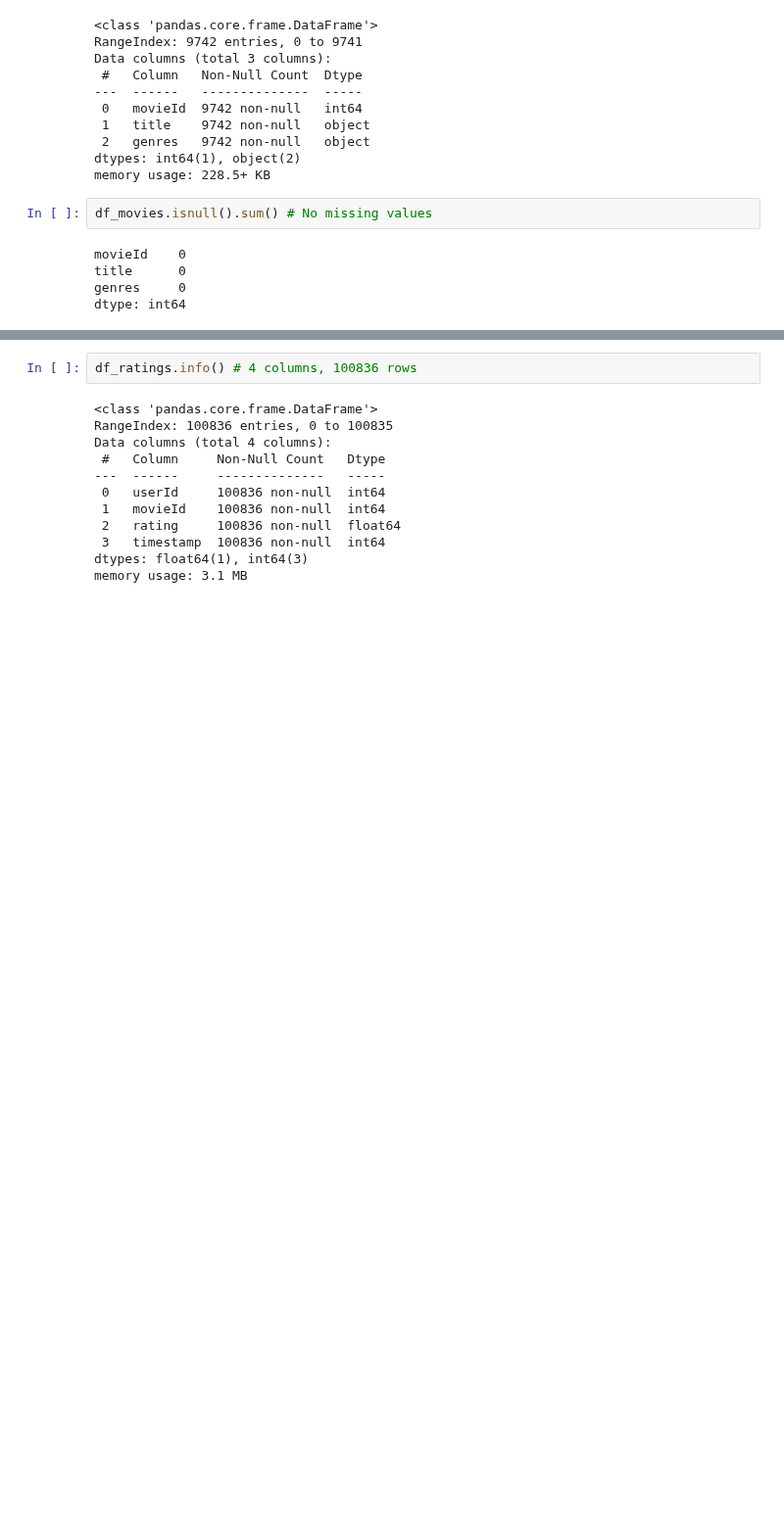
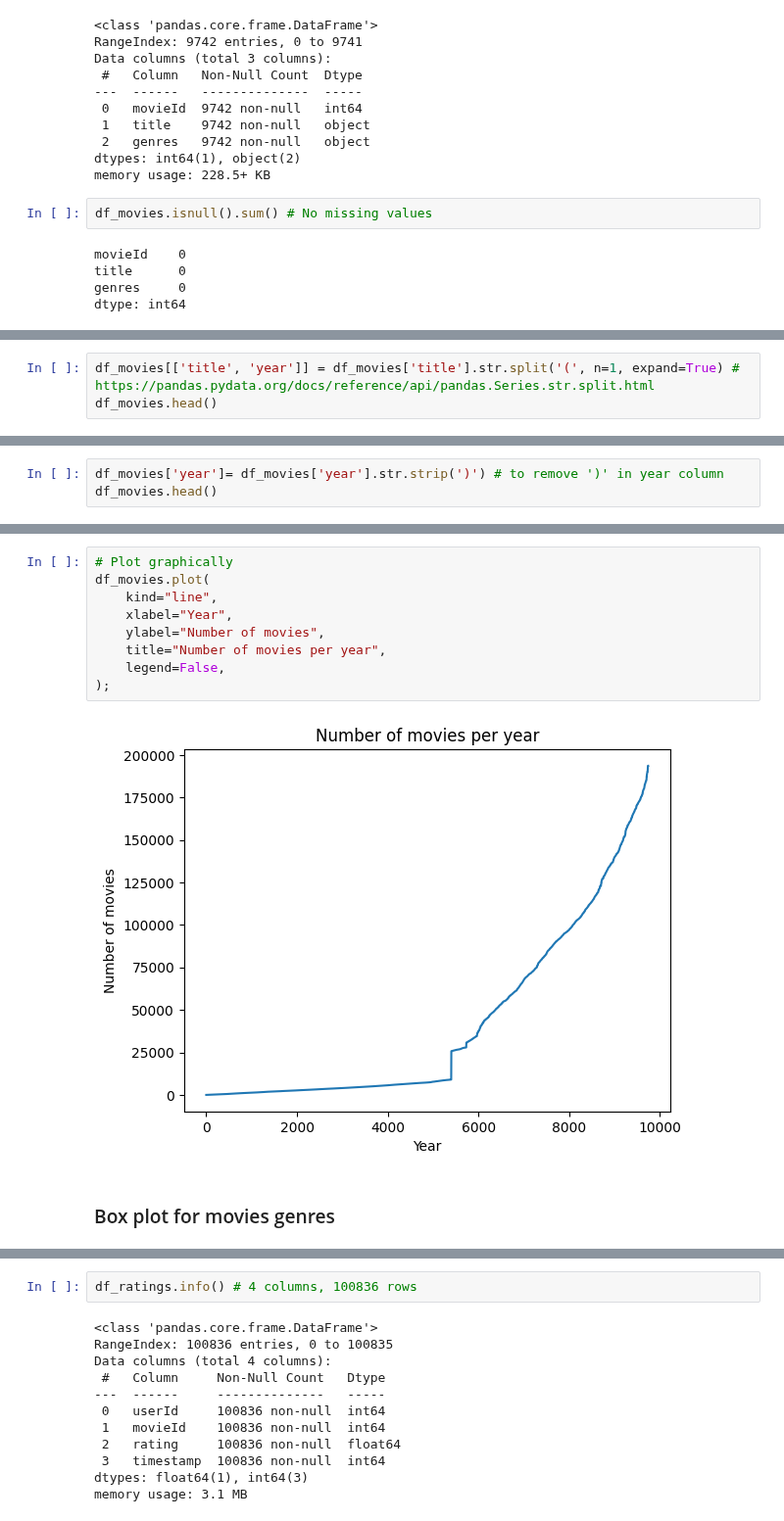
Before and after one commit to VineelaNedunuri/Machine-learning, a Jupyter notebook: Labb/Rekommender_system.ipynb, the cells around one changed output, grey strips where cells are left out. Shown at 98% size. Cells and saved outputs as stored; diff of their text form; blank space fills up the shorter version.

Commit message:
EDA on movies dataset

```diff
--- a/Labb/Rekommender_system.ipynb
+++ b/Labb/Rekommender_system.ipynb
@@ -53,0 +66,3 @@ dtype: int64
+# %%
+df_movies[['title', 'year']] = df_movies['title'].str.split('(', n=1, expand=True) # https://pandas.pydata.org/docs/reference/api/pandas.Series.str.split.html
+df_movies.head()
@@ -53,0 +76,3 @@ dtype: int64
+# %%
+df_movies['year']= df_movies['year'].str.strip(')') # to remove ')' in year column
+df_movies.head()
@@ -53,0 +103,13 @@ dtype: int64
+# %%
+# Plot graphically
+df_movies.plot(
+    kind="line",
+    xlabel="Year",
+    ylabel="Number of movies",
+    title="Number of movies per year",
+    legend=False,
+);
+# %% [output]
+[figure, added]
+# %% [markdown]
+### Box plot for movies genres
```
Also changed, not shown: parts of 14 cells of this notebook.
